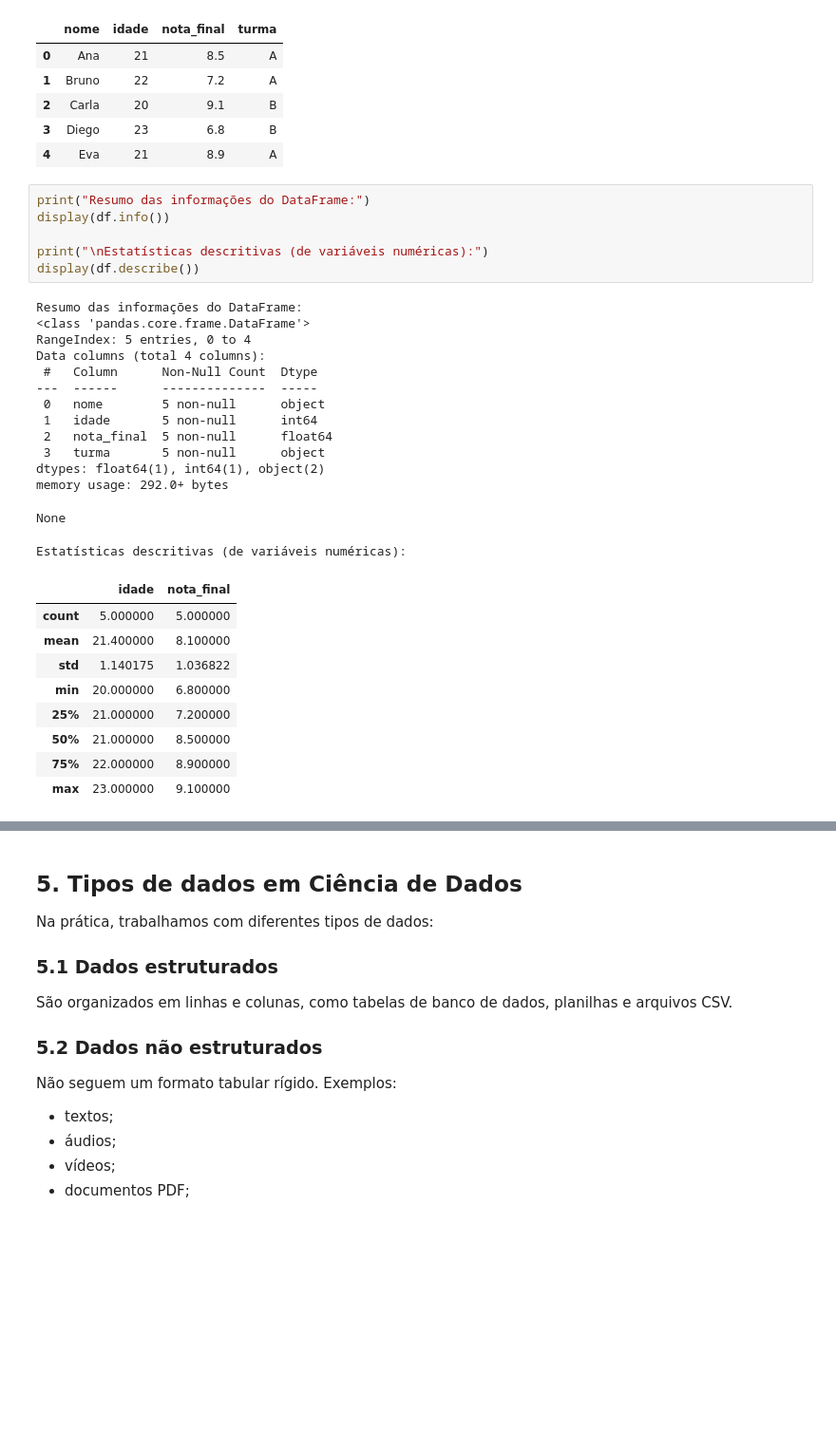
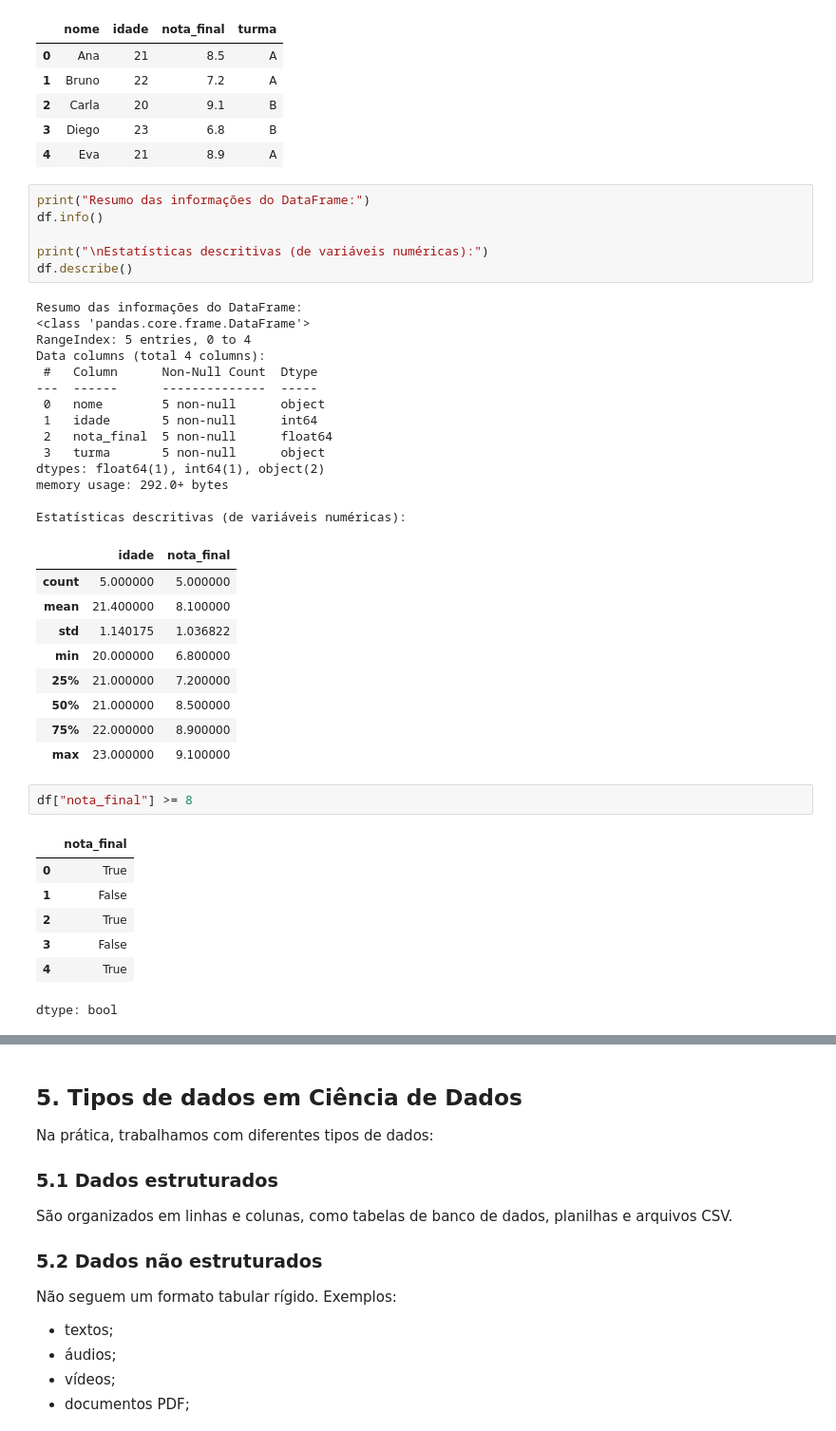
Before and after one commit to cibelerusso/FundamentosemCienciasdeDados, a Jupyter notebook: Notebooks/Fundamentos_em_Ciências_de_Dados_Aula_3.ipynb, the cells around one changed output, grey strips where cells are left out. Shown at 95% size. Saved outputs shown, nothing was run; the diff lists cells and outputs as text; blank space fills up the shorter version.

```diff
--- a/Notebooks/Fundamentos_em_Ciências_de_Dados_Aula_3.ipynb
+++ b/Notebooks/Fundamentos_em_Ciências_de_Dados_Aula_3.ipynb
@@ -435,10 +446,10 @@ df
 | 4 | Eva | 21 | 8.9 | A |
 # %%
 print("Resumo das informações do DataFrame:")
-display(df.info())
+df.info()
 
 print("\nEstatísticas descritivas (de variáveis numéricas):")
-display(df.describe())
+df.describe()
 # %% [output]
 Resumo das informações do DataFrame:
 <class 'pandas.core.frame.DataFrame'>
@@ -452,8 +463,8 @@ Data columns (total 4 columns):
  3   turma       5 non-null      object
 dtypes: float64(1), int64(1), object(2)
 memory usage: 292.0+ bytes
+
+Estatísticas descritivas (de variáveis numéricas):
-None
-Estatísticas descritivas (de variáveis numéricas):
 |  | idade | nota_final |
 | count | 5.000000 | 5.000000 |
 | mean | 21.400000 | 8.100000 |
@@ -463,5 +474,15 @@ Estatísticas descritivas (de variáveis numéricas):
 | 50% | 21.000000 | 8.500000 |
 | 75% | 22.000000 | 8.900000 |
 | max | 23.000000 | 9.100000 |
+# %%
+df["nota_final"] >= 8
+# %% [output]
+|  | nota_final |
+| 0 | True |
+| 1 | False |
+| 2 | True |
+| 3 | False |
+| 4 | True |
+dtype: bool
 # %%
 print("\nFiltrando alunos com nota >= 8:")
```
Also changed, not shown: parts of 23 cells of this notebook.
